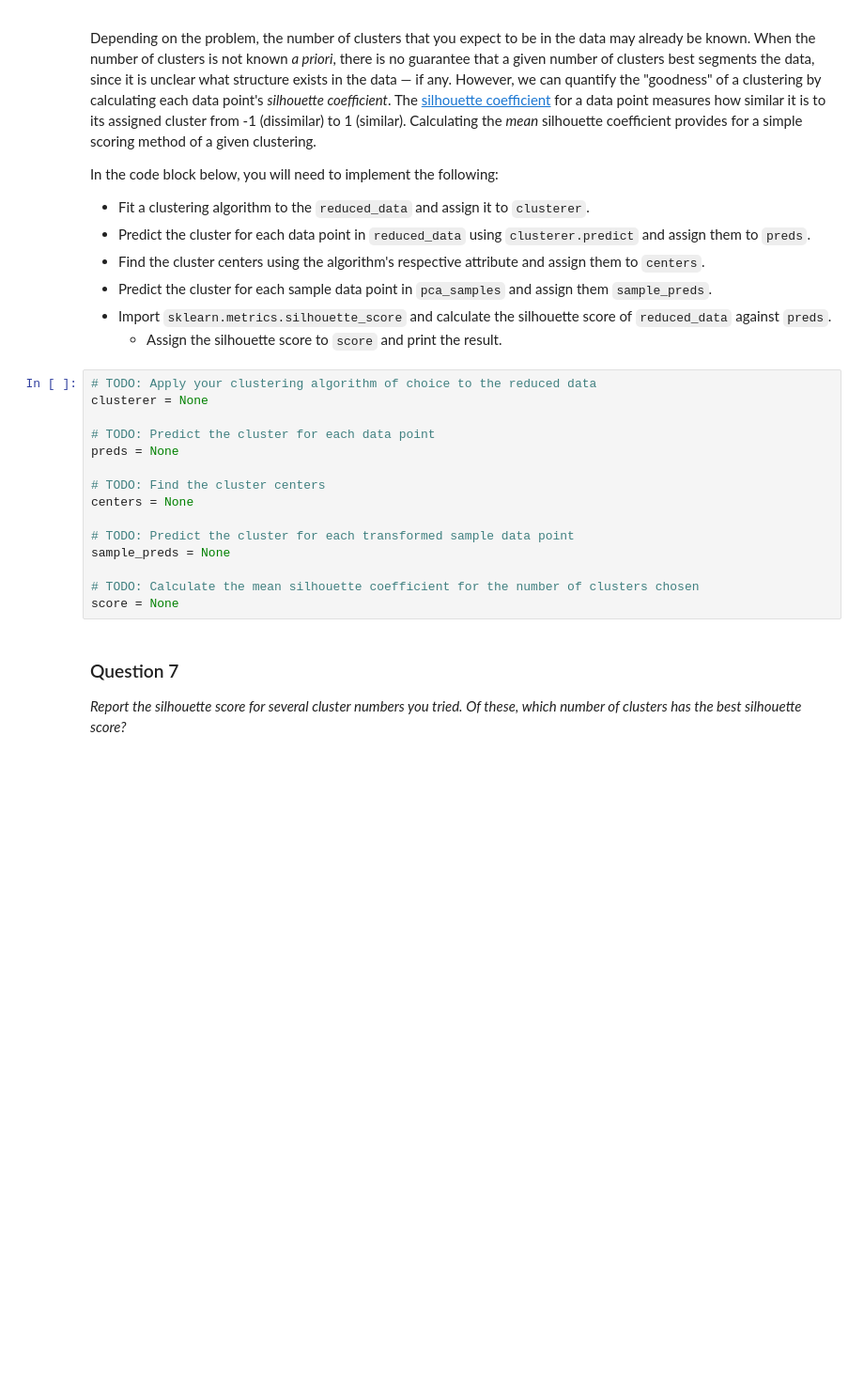
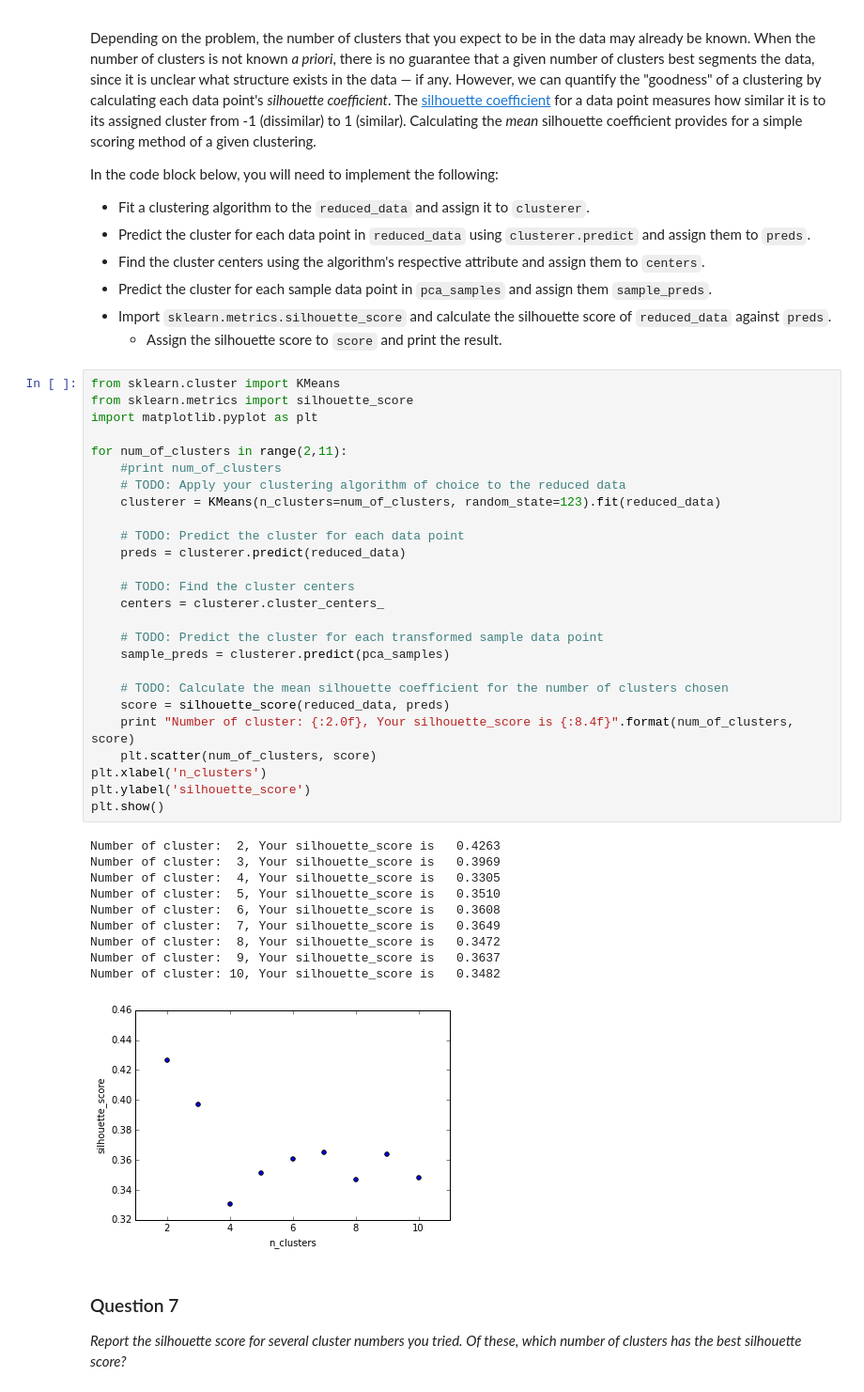
Before and after one commit to snowdj/MLND_customer_segments, a Jupyter notebook: customer_segments.ipynb, the cells around one changed output. Shown at 94% size. Saved outputs shown, nothing was run; the diff lists cells and outputs as text; blank space fills up the shorter version.

Commit message:
Implementation: Creating Clusters

```diff
--- a/customer_segments.ipynb
+++ b/customer_segments.ipynb
@@ -419,20 +419,42 @@ In the code block below, you will need to implement the following:
  - Import `sklearn.metrics.silhouette_score` and calculate the silhouette score of `reduced_data` against `preds`.
    - Assign the silhouette score to `score` and print the result.
 # %%
-# TODO: Apply your clustering algorithm of choice to the reduced data
-clusterer = None
+from sklearn.cluster import KMeans
+from sklearn.metrics import silhouette_score
+import matplotlib.pyplot as plt
 
-# TODO: Predict the cluster for each data point
-preds = None
+for num_of_clusters in range(2,11):
+    #print num_of_clusters
+    # TODO: Apply your clustering algorithm of choice to the reduced data
+    clusterer = KMeans(n_clusters=num_of_clusters, random_state=123).fit(reduced_data)
 
-# TODO: Find the cluster centers
-centers = None
+    # TODO: Predict the cluster for each data point
+    preds = clusterer.predict(reduced_data)
 
-# TODO: Predict the cluster for each transformed sample data point
-sample_preds = None
+    # TODO: Find the cluster centers
+    centers = clusterer.cluster_centers_
 
-# TODO: Calculate the mean silhouette coefficient for the number of clusters chosen
-score = None
+    # TODO: Predict the cluster for each transformed sample data point
+    sample_preds = clusterer.predict(pca_samples)
+
+    # TODO: Calculate the mean silhouette coefficient for the number of clusters chosen
+    score = silhouette_score(reduced_data, preds)
+    print "Number of cluster: {:2.0f}, Your silhouette_score is {:8.4f}".format(num_of_clusters, score)
+    plt.scatter(num_of_clusters, score)
+plt.xlabel('n_clusters')
+plt.ylabel('silhouette_score')
+plt.show()
+# %% [output]
+Number of cluster:  2, Your silhouette_score is   0.4263
+Number of cluster:  3, Your silhouette_score is   0.3969
+Number of cluster:  4, Your silhouette_score is   0.3305
+Number of cluster:  5, Your silhouette_score is   0.3510
+Number of cluster:  6, Your silhouette_score is   0.3608
+Number of cluster:  7, Your silhouette_score is   0.3649
+Number of cluster:  8, Your silhouette_score is   0.3472
+Number of cluster:  9, Your silhouette_score is   0.3637
+Number of cluster: 10, Your silhouette_score is   0.3482
+[figure, added]
 # %% [markdown]
 ### Question 7
 *Report the silhouette score for several cluster numbers you tried. Of these, which number of clusters has the best silhouette score?*
```
Also changed, not shown: parts of 4 cells of this notebook.
